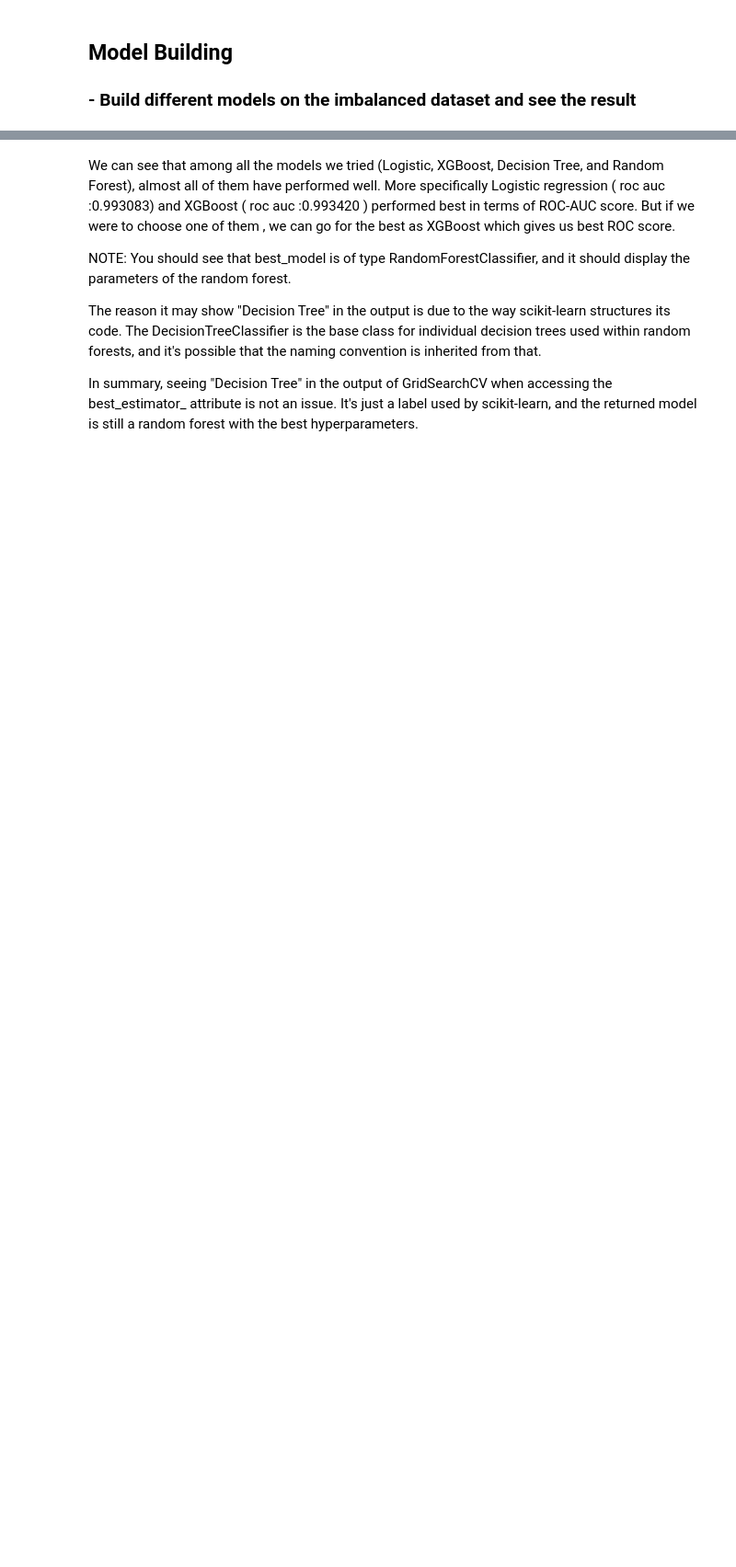
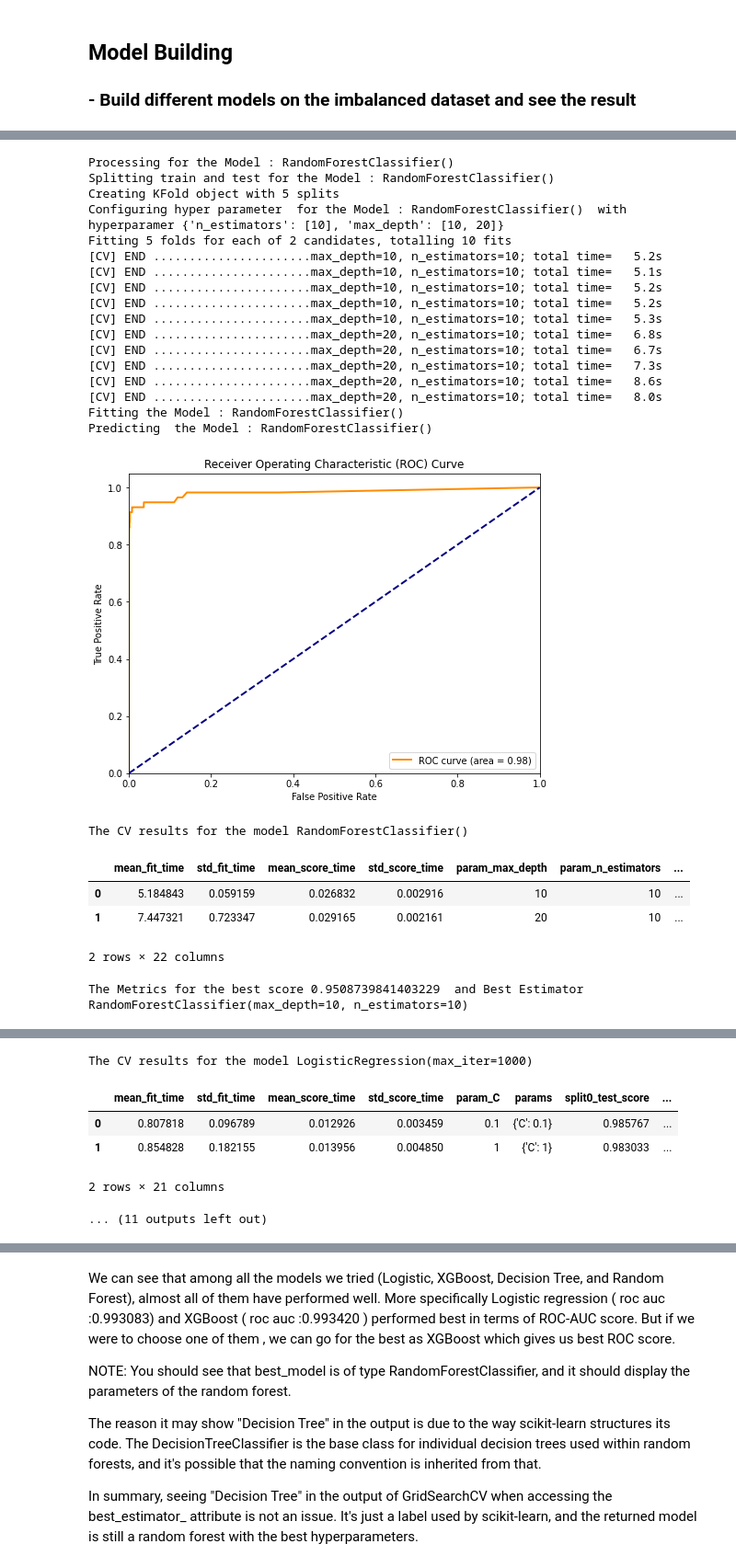
Before and after one commit to shajivmasters/Credit_Card_Fraud_Detection, a Jupyter notebook: Credit_card_fraud_detection_Starter_code+.ipynb, the cells around one changed output, grey strips where cells are left out. Shown at 92% size. Saved outputs shown, nothing was run; the diff lists cells and outputs as text; code cells hidden in the pictures; blank space fills up the shorter version.

```diff
--- a/Credit_card_fraud_detection_Starter_code+.ipynb
+++ b/Credit_card_fraud_detection_Starter_code+.ipynb
@@ -423,7 +594,7 @@ models = {
         'n_estimators': [10, 50, 100],
         'max_depth': [ 10,20,30]
     }),
-    'Logistic Regression': (LogisticRegression(), {
+    'Logistic Regression': (LogisticRegression(solver='lbfgs', max_iter=1000), {
         'C': [0.1, 1]
     }),
     'XGBoost' : (XGBClassifier(max_depth=2, n_estimators=200),{
@@ -441,19 +612,21 @@ models = {
         'weights': ['uniform', 'distance'],
     }),
     'SVM' : (SVC(probability=True),{
-        'C': [0.1],  # You can adjust the regularization parameter
-        'kernel': ['linear', 'rbf'],  # You can adjust the kernel type
+        'C': [0.1],  # You can adjust the regularization parameter ijust usedonly one as itis computational intensive
+        'kernel': ['linear', 'rbf'],
     }),
 }
-# Create an empty DataFrame to store the metrics
-metrics_df = pd.DataFrame(columns=['Model', 'Accuracy', 'Precision', 'Recall', 'F1 Score'])
 
-# Test each model and store the metrics in the DataFrame
-for model_name, (model, hyperparameters) in models.items():
-    metrics = test_classification_model(model,X_train, y_train,hyperparameters=hyperparameters)
-    metrics_df = metrics_df.append({'Model': model_name, **metrics}, ignore_index=True)
-    display(metrics_df)
-# Display the metrics DataFrame
-print("Final Metrics and the Model information")
-print("XXXXXXXXXXXXXXXXXXXXXXXXXXXXXXXXXXXXXXX\n\n")
-display(metrics_df)
+models = {
+    'Random Forest': (RandomForestClassifier(), {
+        'n_estimators': [10, ],
+        'max_depth': [ 10,20]
+    }),
+    'Logistic Regression': (LogisticRegression(solver='lbfgs', max_iter=1000), {
+        'C': [0.1, 1]
+    }),
+    'XGBoost' : (XGBClassifier(max_depth=2, n_estimators=200),{
+                'learning_rate': [0.2, 0.6],
+                'subsample': [0.3, 0.6, 0.9]
+    }),
+}
@@ -697,0 +637,27 @@ Threshold= 0.00126994
+# %%
+metrics_df = create_classification_report(models,metrics_df,X_train, y_train)
+# %% [output]
+Processing for the Model : RandomForestClassifier()
+Splitting train and test for the Model : RandomForestClassifier()
+Creating KFold object with 5 splits
+Configuring hyper parameter  for the Model : RandomForestClassifier()  with hyperparamer {'n_estimators': [10], 'max_depth': [10, 20]}
+Fitting 5 folds for each of 2 candidates, totalling 10 fits
+[CV] END ......................max_depth=10, n_estimators=10; total time=   5.2s
+[CV] END ......................max_depth=10, n_estimators=10; total time=   5.1s
+[CV] END ......................max_depth=10, n_estimators=10; total time=   5.2s
+[CV] END ......................max_depth=10, n_estimators=10; total time=   5.2s
+[CV] END ......................max_depth=10, n_estimators=10; total time=   5.3s
+[CV] END ......................max_depth=20, n_estimators=10; total time=   6.8s
+[CV] END ......................max_depth=20, n_estimators=10; total time=   6.7s
+[CV] END ......................max_depth=20, n_estimators=10; total time=   7.3s
+[CV] END ......................max_depth=20, n_estimators=10; total time=   8.6s
+[CV] END ......................max_depth=20, n_estimators=10; total time=   8.0s
+Fitting the Model : RandomForestClassifier()
+Predicting  the Model : RandomForestClassifier()
+[figure, added]
+The CV results for the model RandomForestClassifier()
+|  | mean_fit_time | std_fit_time | mean_score_time | std_score_time | param_max_depth | param_n_estimators | ... |
+| 0 | 5.184843 | 0.059159 | 0.026832 | 0.002916 | 10 | 10 | ... |
+| 1 | 7.447321 | 0.723347 | 0.029165 | 0.002161 | 20 | 10 | ... |
+2 rows × 22 columns
+The Metrics for the best score 0.9508739841403229  and Best Estimator RandomForestClassifier(max_depth=10, n_estimators=10)
@@ -697,0 +684,6 @@ Threshold= 0.00126994
+The CV results for the model LogisticRegression(max_iter=1000)
+|  | mean_fit_time | std_fit_time | mean_score_time | std_score_time | param_C | params | split0_test_score | ... |
+| 0 | 0.807818 | 0.096789 | 0.012926 | 0.003459 | 0.1 | {'C': 0.1} | 0.985767 | ... |
+| 1 | 0.854828 | 0.182155 | 0.013956 | 0.004850 | 1 | {'C': 1} | 0.983033 | ... |
+2 rows × 21 columns
+... (11 outputs left out)
```
Also changed, not shown: parts of 77 cells of this notebook.
